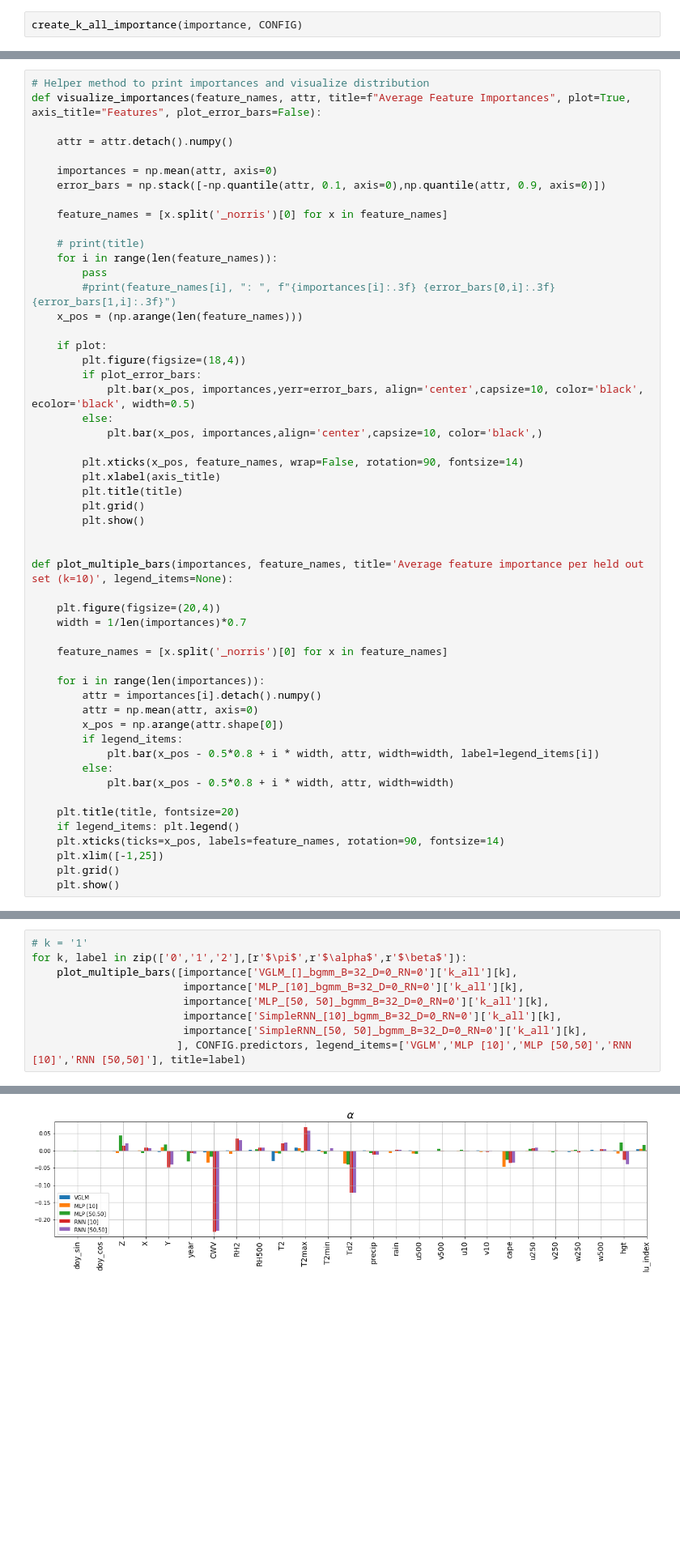
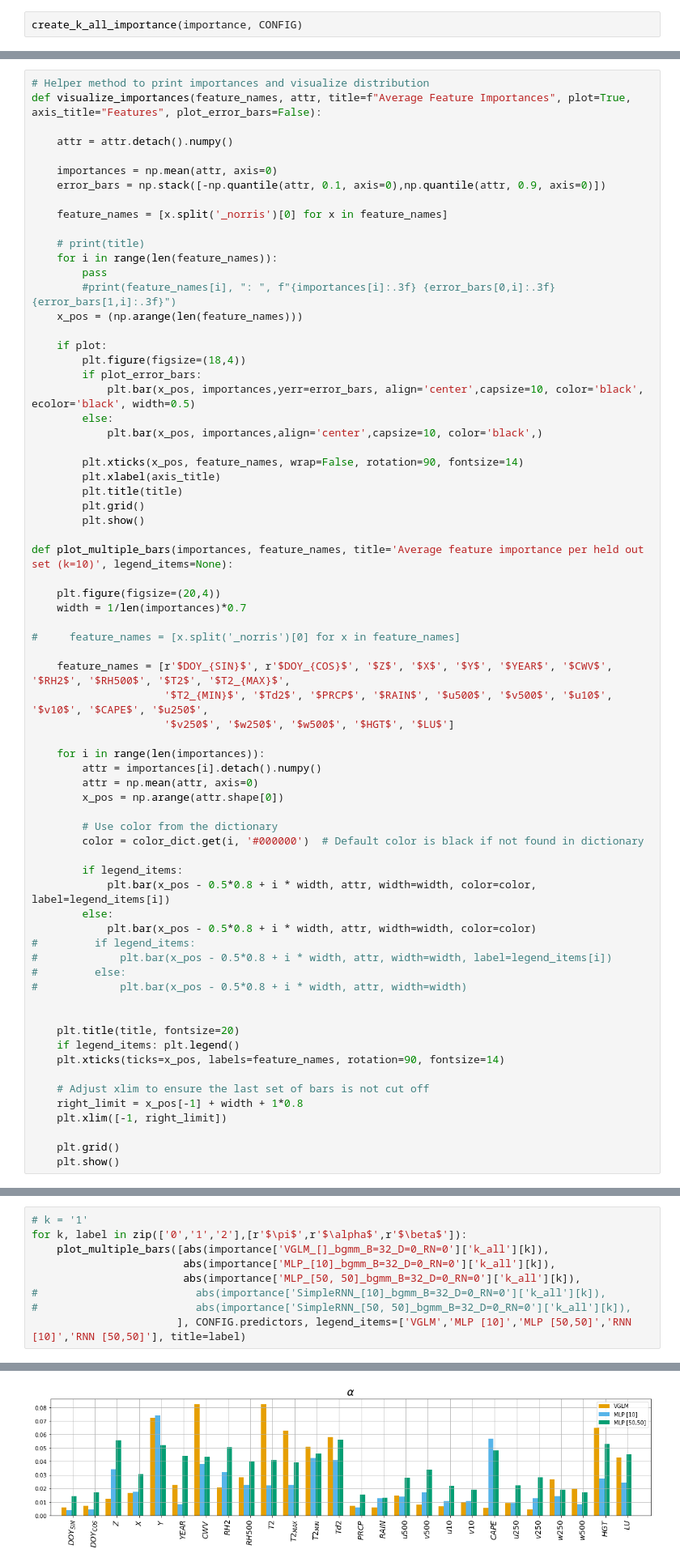
Before and after one commit to mgironamata/upper-indus-prec-bc, a Jupyter notebook: importance_analysis.ipynb, the cells around one changed output, grey strips where cells are left out. Shown: that part at 81% size. Cells and saved outputs as stored; diff of their text form; blank space fills up the shorter version.

```diff
--- a/importance_analysis.ipynb
+++ b/importance_analysis.ipynb
@@ -93,27 +106,43 @@ def visualize_importances(feature_names, attr, title=f"Average Feature Importanc
         plt.grid()
         plt.show()
 
-
 def plot_multiple_bars(importances, feature_names, title='Average feature importance per held out set (k=10)', legend_items=None):
 
     plt.figure(figsize=(20,4))
     width = 1/len(importances)*0.7
 
-    feature_names = [x.split('_norris')[0] for x in feature_names]
+#     feature_names = [x.split('_norris')[0] for x in feature_names]
+
+    feature_names = [r'$DOY_{SIN}$', r'$DOY_{COS}$', '$Z$', '$X$', '$Y$', '$YEAR$', '$CWV$', '$RH2$', '$RH500$', '$T2$', '$T2_{MAX}$',
+                     '$T2_{MIN}$', '$Td2$', '$PRCP$', '$RAIN$', '$u500$', '$v500$', '$u10$', '$v10$', '$CAPE$', '$u250$',
+                     '$v250$', '$w250$', '$w500$', '$HGT$', '$LU$']
 
     for i in range(len(importances)):
         attr = importances[i].detach().numpy()
         attr = np.mean(attr, axis=0)
         x_pos = np.arange(attr.shape[0])
+
+        # Use color from the dictionary
+        color = color_dict.get(i, '#000000')  # Default color is black if not found in dictionary
+
         if legend_items:
-            plt.bar(x_pos - 0.5*0.8 + i * width, attr, width=width, label=legend_items[i])
+            plt.bar(x_pos - 0.5*0.8 + i * width, attr, width=width, color=color, label=legend_items[i])
         else:
-            plt.bar(x_pos - 0.5*0.8 + i * width, attr, width=width)
+            plt.bar(x_pos - 0.5*0.8 + i * width, attr, width=width, color=color)
+#         if legend_items:
+#             plt.bar(x_pos - 0.5*0.8 + i * width, attr, width=width, label=legend_items[i])
+#         else:
+#             plt.bar(x_pos - 0.5*0.8 + i * width, attr, width=width)
+
 
     plt.title(title, fontsize=20)
     if legend_items: plt.legend()
     plt.xticks(ticks=x_pos, labels=feature_names, rotation=90, fontsize=14)
-    plt.xlim([-1,25])
+
+    # Adjust xlim to ensure the last set of bars is not cut off
+    right_limit = x_pos[-1] + width + 1*0.8
+    plt.xlim([-1, right_limit])
+
     plt.grid()
     plt.show()
 # %%
@@ -134,10 +163,10 @@ def plot_multiple_bars(importances, feature_names, title='Average feature import
 # %%
 # k = '1'
 for k, label in zip(['0','1','2'],[r'$\pi$',r'$\alpha$',r'$\beta$']):
-    plot_multiple_bars([importance['VGLM_[]_bgmm_B=32_D=0_RN=0']['k_all'][k],
-                        importance['MLP_[10]_bgmm_B=32_D=0_RN=0']['k_all'][k],
-                        importance['MLP_[50, 50]_bgmm_B=32_D=0_RN=0']['k_all'][k],
-                        importance['SimpleRNN_[10]_bgmm_B=32_D=0_RN=0']['k_all'][k],
-                        importance['SimpleRNN_[50, 50]_bgmm_B=32_D=0_RN=0']['k_all'][k],
+    plot_multiple_bars([abs(importance['VGLM_[]_bgmm_B=32_D=0_RN=0']['k_all'][k]),
+                        abs(importance['MLP_[10]_bgmm_B=32_D=0_RN=0']['k_all'][k]),
+                        abs(importance['MLP_[50, 50]_bgmm_B=32_D=0_RN=0']['k_all'][k]),
+#                         abs(importance['SimpleRNN_[10]_bgmm_B=32_D=0_RN=0']['k_all'][k]),
+#                         abs(importance['SimpleRNN_[50, 50]_bgmm_B=32_D=0_RN=0']['k_all'][k]),
                        ], CONFIG.predictors, legend_items=['VGLM','MLP [10]','MLP [50,50]','RNN [10]','RNN [50,50]'], title=label)
 # %% [output]
@@ -145 +174 @@ for k, label in zip(['0','1','2'],[r'$\pi$',r'$\alpha$',r'$\beta$']):
-[figure, old version]
+[figure, new version]
```
Also changed, not shown: parts of 3 cells of this notebook, 5 other files.
